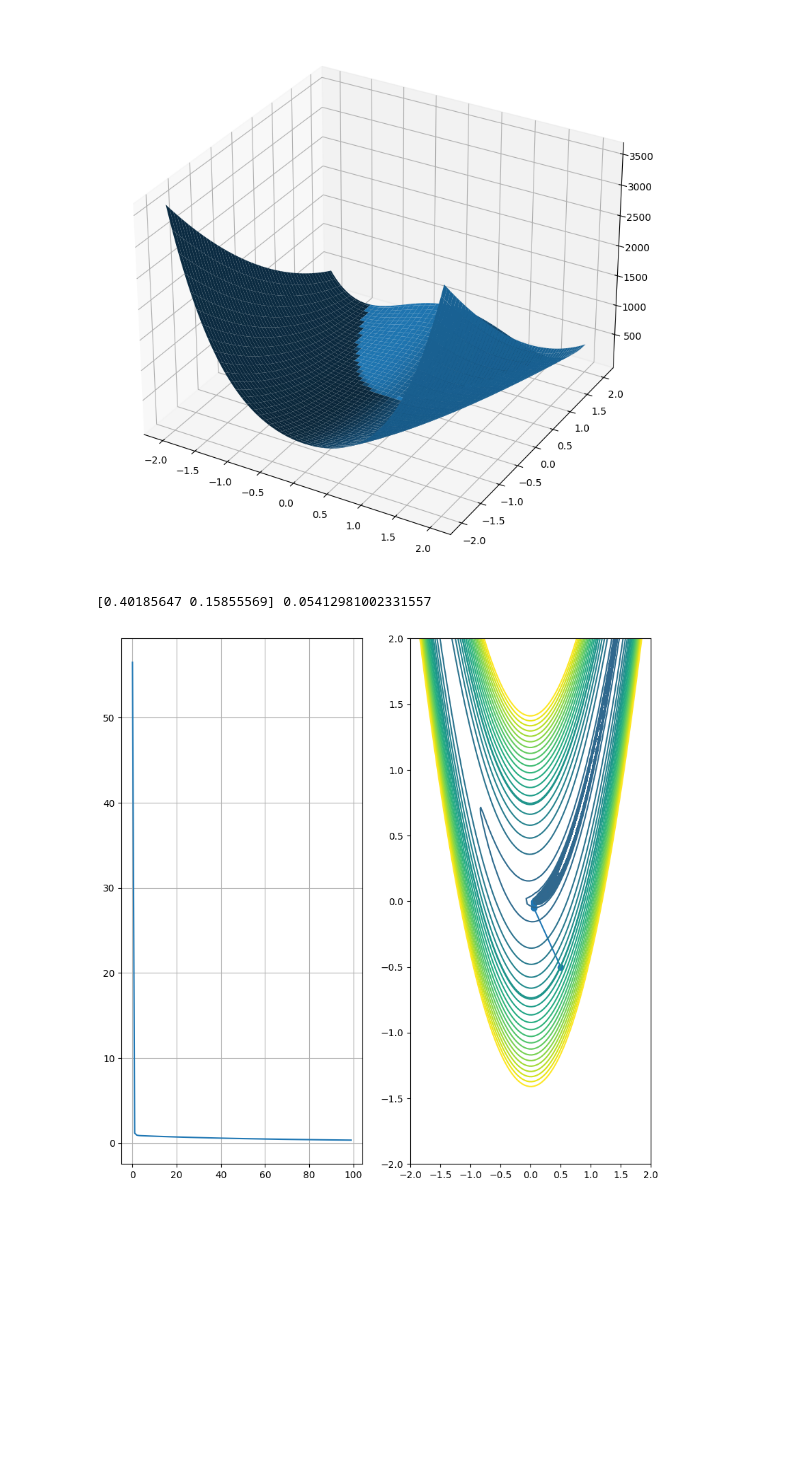
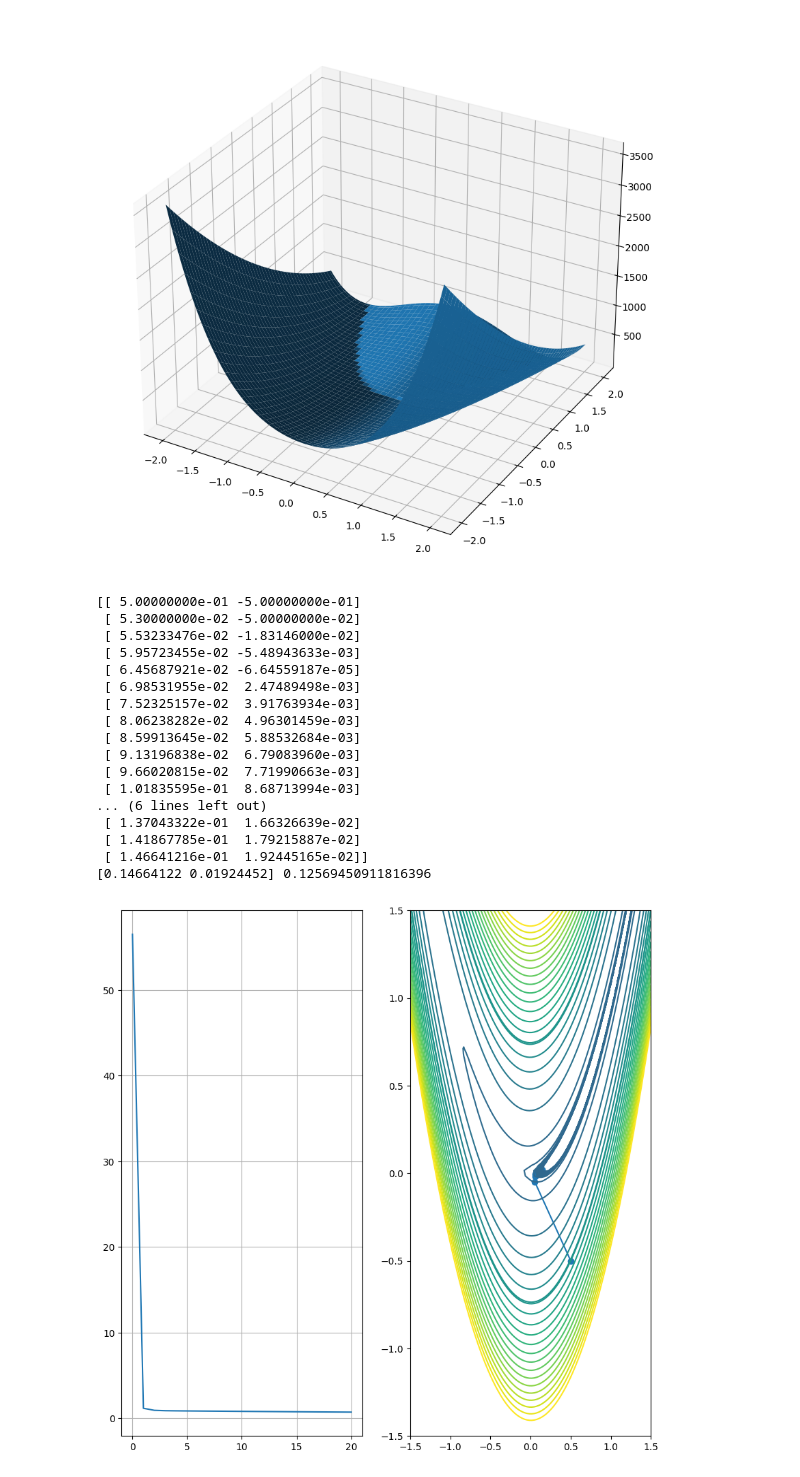
Before and after one commit to spanish-inquisition-optimization/GradientDescent, a Jupyter notebook: Solution.ipynb, the cells around one changed output. Saved outputs shown, nothing was run; the diff lists cells and outputs as text; code cells hidden in the pictures; blank space fills up the shorter version.

```diff
--- a/Solution.ipynb
+++ b/Solution.ipynb
@@ -99,14 +52,0 @@ ax.plot_surface(X, Y, f(X, Y))
-# %%
-lr = 0.05
-epoch = 50
-x = [-20, -20]
-
-points = np.zeros((epoch, 2))
-points[0] = x
-for i in range(1, epoch):
-    x = x - lr * np.array(grad(x[0], x[1]))
-    points[i] = x
-
-print(points)
-plt.plot(points[:, 0], points[:, 1], 'o-')
-plt.contour(X, Y, f(X, Y), levels=sorted([f(p[0], p[1]) for p in points]))
@@ -133,17 +53,17 @@ plt.contour(X, Y, f(X, Y), levels=sorted([f(p[0], p[1]) for p in points]))
 # %% [markdown]
 # Gradient descent $f(x, y) = \sin(0.5 x^2 - 0.25 y^2 + 3)cos(2x+1-\exp(y))$
 # %%
-def f(x):
+def trig_f(x):
     return np.sin(0.5 * x[0]**2 - 0.25 * x[1]**2 + 3)*np.cos(2*x[0]+1-np.exp(x[1]))
 
-def grad(x):
+def trig_grad(x):
     h = 1e-5
-    return (f(x[:, np.newaxis] + h * np.eye(2)) - f(x[:, np.newaxis] - h * np.eye(2)))/(2*h)
+    return (trig_f(x[:, np.newaxis] + h * np.eye(2)) - trig_f(x[:, np.newaxis] - h * np.eye(2)))/(2 * h)
 
 t = np.linspace(-1.5, 1.5, 100)
 X, Y = np.meshgrid(t, t)
 ax = plt.figure().add_subplot(projection='3d')
-ax.plot_surface(X, Y, f(np.stack((X, Y))))
+ax.plot_surface(X, Y, trig_f(np.stack((X, Y))))
 # %% [output]
 <mpl_toolkits.mplot3d.art3d.Poly3DCollection at 0x...>
 [figure]
@@ -152,16 +72,14 @@ lr = 0.1
 epoch = 30
 x = np.array([-0.1, -0.4])
 
-points = np.zeros((epoch, 2))
-points[0] = x
-for i in range(1, epoch):
-    x = x - lr * grad(x)
-    points[i] = x
+
+points = np.array(gradient_descent(trig_f, trig_grad, x, fixed_step_search(lr), lambda f, points: len(points) > 20))
+print(points)
 
 fig, (ax1, ax2) = plt.subplots(1, 2)
 ax1.plot(f(points.T))
 ax1.grid()
 ax2.plot(points[:, 0], points[:, 1], 'o-')
-ax2.contour(X, Y, f(np.stack((X, Y))), levels=np.sort(np.concatenate((f(points.T), np.linspace(-1, 1, 100)))))
-print(points[-1], f(points[-1]))
+ax2.contour(X, Y, trig_f(np.stack((X, Y))), levels=np.sort(np.concatenate((trig_f(points.T), np.linspace(-1, 1, 100)))))
+print(points[-1], trig_f(points[-1]))
 # %% [output]
@@ -182,20 +116,33 @@ plt.show()
 # %%
 lr = 0.003
 epoch = 100
 x = np.array([0.5, -0.5])
 
-points = np.zeros((epoch, 2))
-points[0] = x
-for i in range(1, epoch):
-    x = x - lr * rosen_der(x)
-    points[i] = x
+points = np.array(gradient_descent(rosen, rosen_der, x, fixed_step_search(lr), lambda f, points: len(points) > 20))
+print(points)
 
 fig, (ax1, ax2) = plt.subplots(1, 2)
 ax1.plot(rosen(points.T))
 ax1.grid()
 ax2.plot(points[:, 0], points[:, 1], 'o-')
 ax2.contour(X, Y, rosen(np.stack((X, Y))), levels=np.sort(np.concatenate((rosen(points.T), np.linspace(-100, 200, 30)))))
-print(points[-1], f(points[-1]))
+print(points[-1], trig_f(points[-1]))
 # %% [output]
-[0.40185647 0.15855569] 0.05412981002331557
+[[ 5.00000000e-01 -5.00000000e-01]
+ [ 5.30000000e-02 -5.00000000e-02]
+ [ 5.53233476e-02 -1.83146000e-02]
+ [ 5.95723455e-02 -5.48943633e-03]
+ [ 6.45687921e-02 -6.64559187e-05]
+ [ 6.98531955e-02  2.47489498e-03]
+ [ 7.52325157e-02  3.91763934e-03]
+ [ 8.06238282e-02  4.96301459e-03]
+ [ 8.59913645e-02  5.88532684e-03]
+ [ 9.13196838e-02  6.79083960e-03]
+ [ 9.66020815e-02  7.71990663e-03]
+ [ 1.01835595e-01  8.68713994e-03]
+... (6 lines left out)
+ [ 1.37043322e-01  1.66326639e-02]
+ [ 1.41867785e-01  1.79215887e-02]
+ [ 1.46641216e-01  1.92445165e-02]]
+[0.14664122 0.01924452] 0.12569450911816396
-[figure, old version]
+[figure, new version]
```
Also changed, not shown: parts of 16 cells of this notebook, 5 other files.
